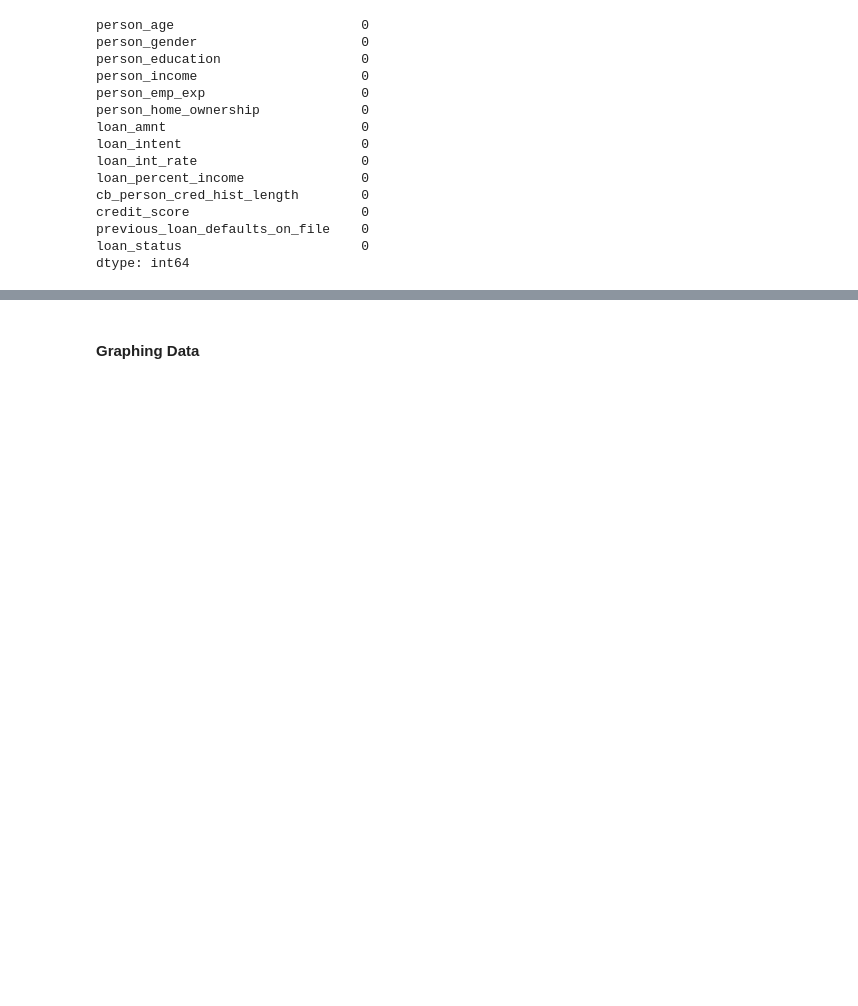
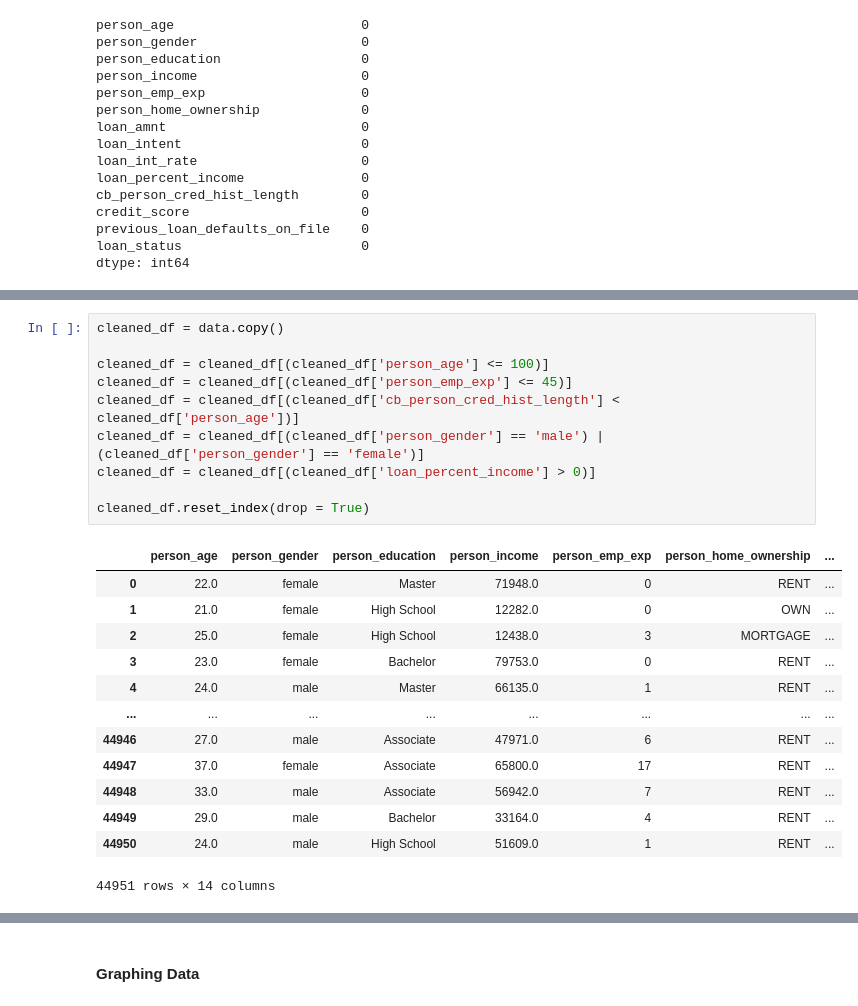
Before and after one commit to ProntoSbinalla/DAT-402-Project-1, a Jupyter notebook: Project 1.ipynb, the cells around one changed output, grey strips where cells are left out. Saved outputs shown, nothing was run; the diff lists cells and outputs as text; blank space fills up the shorter version.

```diff
--- a/Project 1.ipynb
+++ b/Project 1.ipynb
@@ -110,0 +101,24 @@ dtype: int64
+# %%
+cleaned_df = data.copy()
+
+cleaned_df = cleaned_df[(cleaned_df['person_age'] <= 100)]
+cleaned_df = cleaned_df[(cleaned_df['person_emp_exp'] <= 45)]
+cleaned_df = cleaned_df[(cleaned_df['cb_person_cred_hist_length'] < cleaned_df['person_age'])]
+cleaned_df = cleaned_df[(cleaned_df['person_gender'] == 'male') | (cleaned_df['person_gender'] == 'female')]
+cleaned_df = cleaned_df[(cleaned_df['loan_percent_income'] > 0)]
+
+cleaned_df.reset_index(drop = True)
+# %% [output]
+|  | person_age | person_gender | person_education | person_income | person_emp_exp | person_home_ownership | ... |
+| 0 | 22.0 | female | Master | 71948.0 | 0 | RENT | ... |
+| 1 | 21.0 | female | High School | 12282.0 | 0 | OWN | ... |
+| 2 | 25.0 | female | High School | 12438.0 | 3 | MORTGAGE | ... |
+| 3 | 23.0 | female | Bachelor | 79753.0 | 0 | RENT | ... |
+| 4 | 24.0 | male | Master | 66135.0 | 1 | RENT | ... |
+| ... | ... | ... | ... | ... | ... | ... | ... |
+| 44946 | 27.0 | male | Associate | 47971.0 | 6 | RENT | ... |
+| 44947 | 37.0 | female | Associate | 65800.0 | 17 | RENT | ... |
+| 44948 | 33.0 | male | Associate | 56942.0 | 7 | RENT | ... |
+| 44949 | 29.0 | male | Bachelor | 33164.0 | 4 | RENT | ... |
+| 44950 | 24.0 | male | High School | 51609.0 | 1 | RENT | ... |
+44951 rows × 14 columns
```
Also changed, not shown: parts of 31 cells of this notebook.
